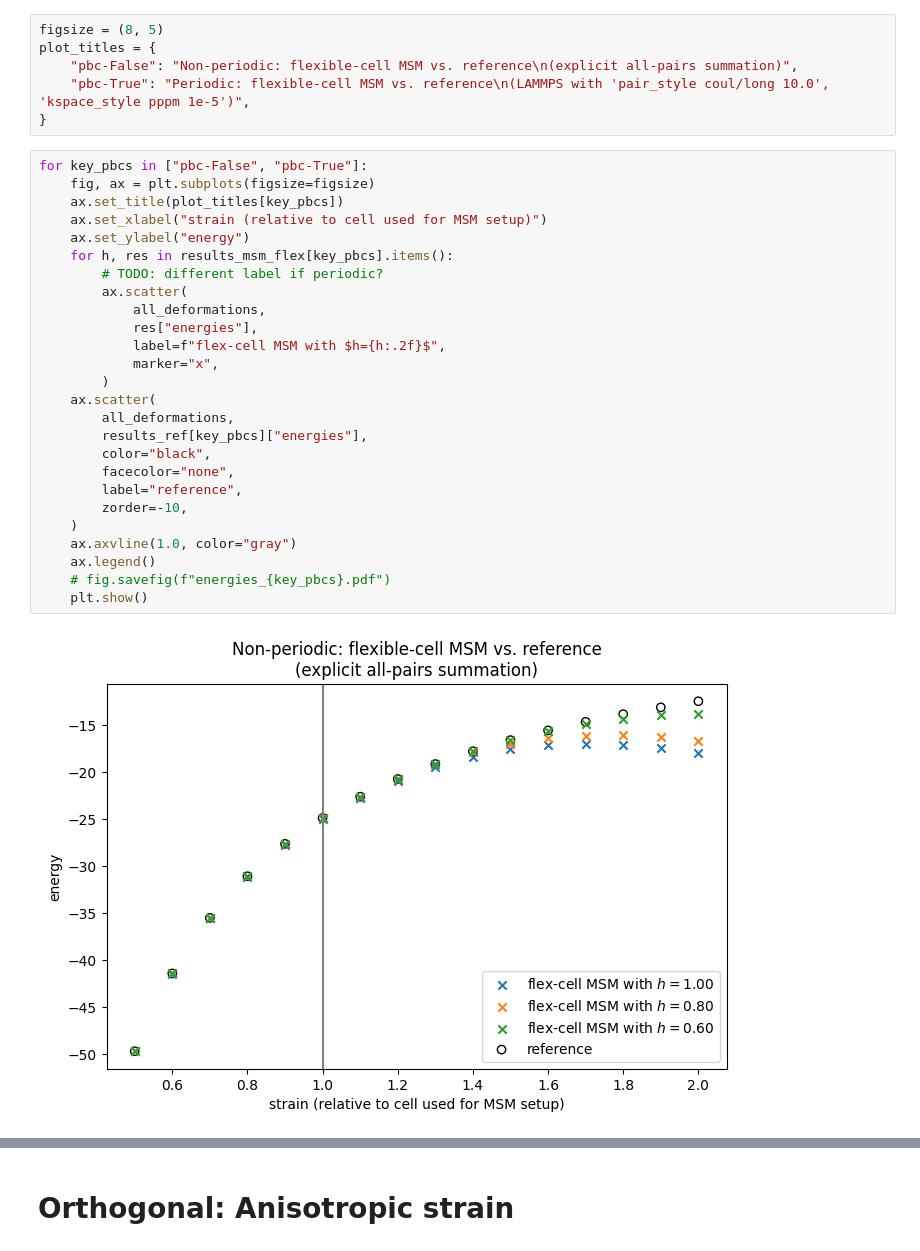
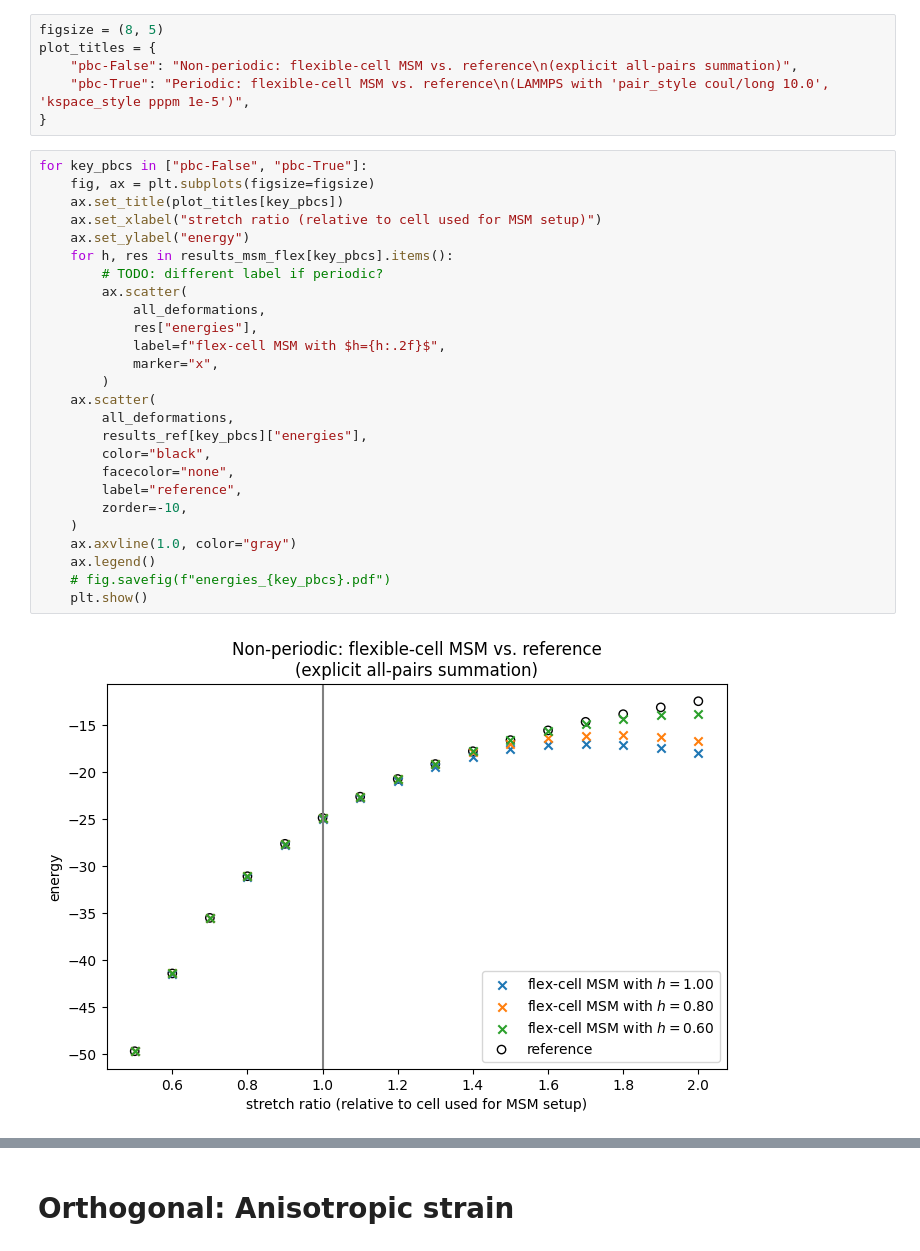
Before and after one commit to Madsen-s-research-group/msmjax, a Jupyter notebook: examples/flexible_cell.ipynb, the cells around one changed output, grey strips where cells are left out. Cells and saved outputs as stored; diff of their text form.

Commit message:
Fix axis label ("stretch ratio" instead of "strain")

```diff
--- a/examples/flexible_cell.ipynb
+++ b/examples/flexible_cell.ipynb
@@ -200,28 +200,28 @@ plot_titles = {
 # %%
 for key_pbcs in ["pbc-False", "pbc-True"]:
     fig, ax = plt.subplots(figsize=figsize)
     ax.set_title(plot_titles[key_pbcs])
-    ax.set_xlabel("strain (relative to cell used for MSM setup)")
+    ax.set_xlabel("stretch ratio (relative to cell used for MSM setup)")
     ax.set_ylabel("energy")
     for h, res in results_msm_flex[key_pbcs].items():
         # TODO: different label if periodic?
         ax.scatter(
             all_deformations,
             res["energies"],
             label=f"flex-cell MSM with $h={h:.2f}$",
             marker="x",
         )
     ax.scatter(
         all_deformations,
         results_ref[key_pbcs]["energies"],
         color="black",
         facecolor="none",
         label="reference",
         zorder=-10,
     )
     ax.axvline(1.0, color="gray")
     ax.legend()
     # fig.savefig(f"energies_{key_pbcs}.pdf")
     plt.show()
 # %% [output]
-[figure, old version]
+[figure, new version]
```
Also changed, not shown: parts of 2 cells of this notebook.
